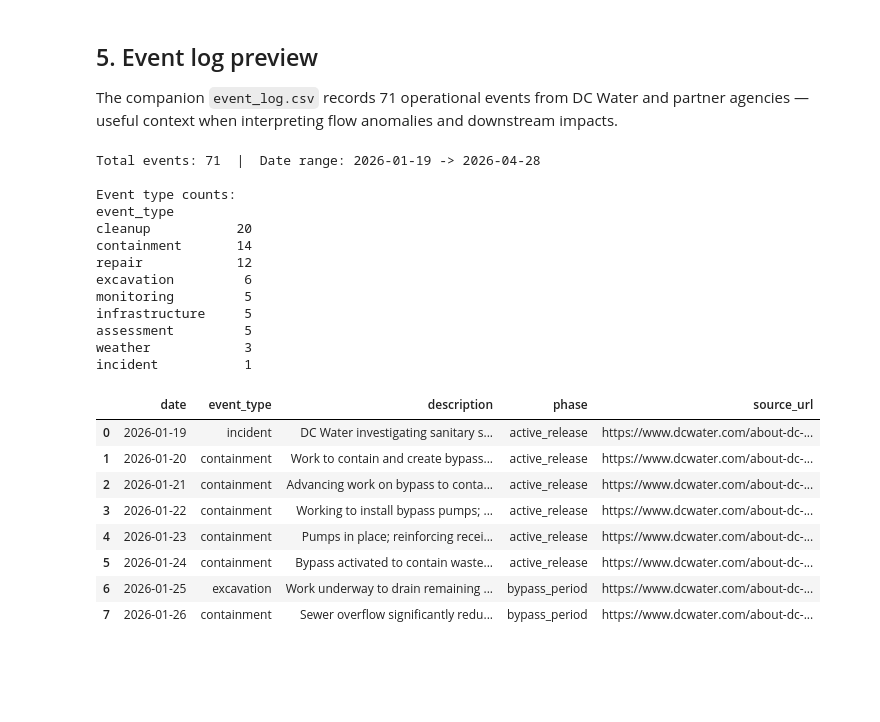
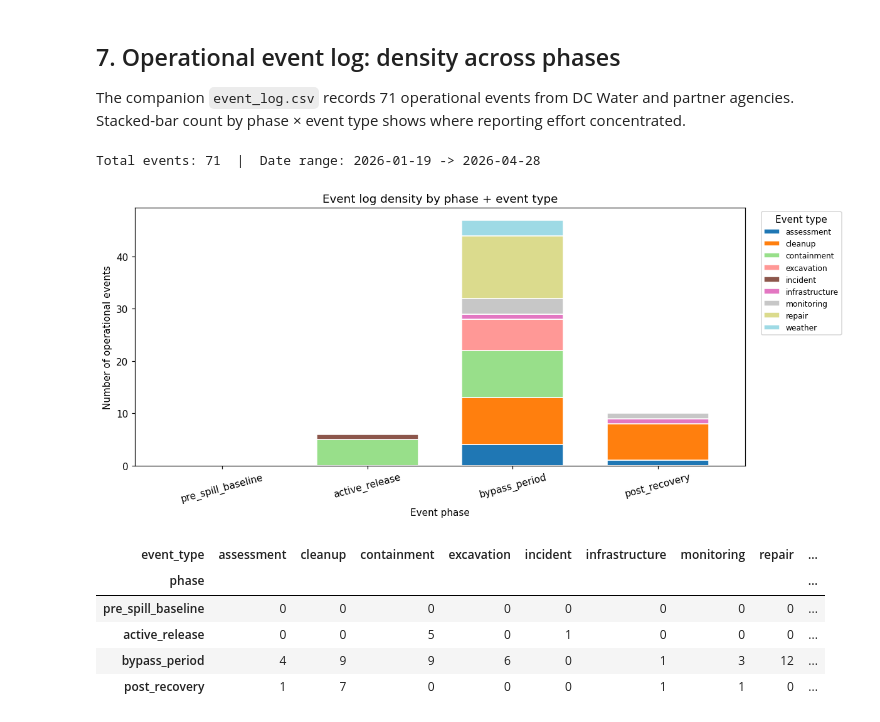
Before and after one commit to 2imi9/olmoearth-potomac-notebooks, a Jupyter notebook: notebooks/01_demo_event_overlay.ipynb, the cells around one changed output. Saved outputs shown, nothing was run; the diff lists cells and outputs as text; code cells hidden in the pictures; blank space fills up the shorter version.

```diff
--- a/notebooks/01_demo_event_overlay.ipynb
+++ b/notebooks/01_demo_event_overlay.ipynb
@@ -153,39 +299,38 @@ plt.show()
 # %% [markdown]
-## 5. Event log preview
+## 7. Operational event log: density across phases
 
-The companion `event_log.csv` records 71 operational events from DC Water and partner agencies — useful context when interpreting flow anomalies and downstream impacts.
+The companion `event_log.csv` records 71 operational events from DC Water and partner agencies. Stacked-bar count by phase × event type shows where reporting effort concentrated.
 # %%
 event_log_path = hf_hub_download(
     repo_id="BAIGroup/OlmoEarth-v1-Potomac-Sewage-Spill-2026",
     filename="event_log.csv",
     repo_type="dataset",
 )
 events = pd.read_csv(event_log_path, parse_dates=['date'])
 print(f"Total events: {len(events)}  |  Date range: {events['date'].min().date()} -> {events['date'].max().date()}")
-print()
-print("Event type counts:")
-print(events['event_type'].value_counts().to_string())
-events.head(8)
+
+ct = (
+    events.groupby(['phase', 'event_type'])
+          .size().unstack(fill_value=0)
+          .reindex(PHASE_ORDER, fill_value=0)
+)
+
+fig, ax = plt.subplots(figsize=(11, 5))
+ct.plot(kind='bar', stacked=True, ax=ax, edgecolor='white', width=0.7, colormap='tab20')
+ax.set_xlabel("Event phase")
+ax.set_ylabel("Number of operational events")
+ax.set_title("Event log density by phase + event type")
+ax.legend(title='Event type', bbox_to_anchor=(1.02, 1), loc='upper left', fontsize=8)
+plt.xticks(rotation=15)
+plt.tight_layout()
+plt.show()
+ct
 # %% [output]
 Total events: 71  |  Date range: 2026-01-19 -> 2026-04-28
-
-Event type counts:
-event_type
-cleanup           20
-containment       14
-repair            12
-excavation         6
-monitoring         5
-infrastructure     5
-assessment         5
-weather            3
-incident           1
+[figure, added]
-|  | date | event_type | description | phase | source_url |
-| 0 | 2026-01-19 | incident | DC Water investigating sanitary s... | active_release | https://www.dcwater.com/about-dc-... |
-| 1 | 2026-01-20 | containment | Work to contain and create bypass... | active_release | https://www.dcwater.com/about-dc-... |
-| 2 | 2026-01-21 | containment | Advancing work on bypass to conta... | active_release | https://www.dcwater.com/about-dc-... |
-| 3 | 2026-01-22 | containment | Working to install bypass pumps; ... | active_release | https://www.dcwater.com/about-dc-... |
-| 4 | 2026-01-23 | containment | Pumps in place; reinforcing recei... | active_release | https://www.dcwater.com/about-dc-... |
-| 5 | 2026-01-24 | containment | Bypass activated to contain waste... | active_release | https://www.dcwater.com/about-dc-... |
-| 6 | 2026-01-25 | excavation | Work underway to drain remaining ... | bypass_period | https://www.dcwater.com/about-dc-... |
-| 7 | 2026-01-26 | containment | Sewer overflow significantly redu... | bypass_period | https://www.dcwater.com/about-dc-... |
+| event_type | assessment | cleanup | containment | excavation | incident | infrastructure | monitoring | repair | ... |
+| phase |  |  |  |  |  |  |  |  | ... |
+| pre_spill_baseline | 0 | 0 | 0 | 0 | 0 | 0 | 0 | 0 | ... |
+| active_release | 0 | 0 | 5 | 0 | 1 | 0 | 0 | 0 | ... |
+| bypass_period | 4 | 9 | 9 | 6 | 0 | 1 | 3 | 12 | ... |
+| post_recovery | 1 | 7 | 0 | 0 | 0 | 1 | 1 | 0 | ... |
```
Also changed, not shown: parts of 19 cells of this notebook.
